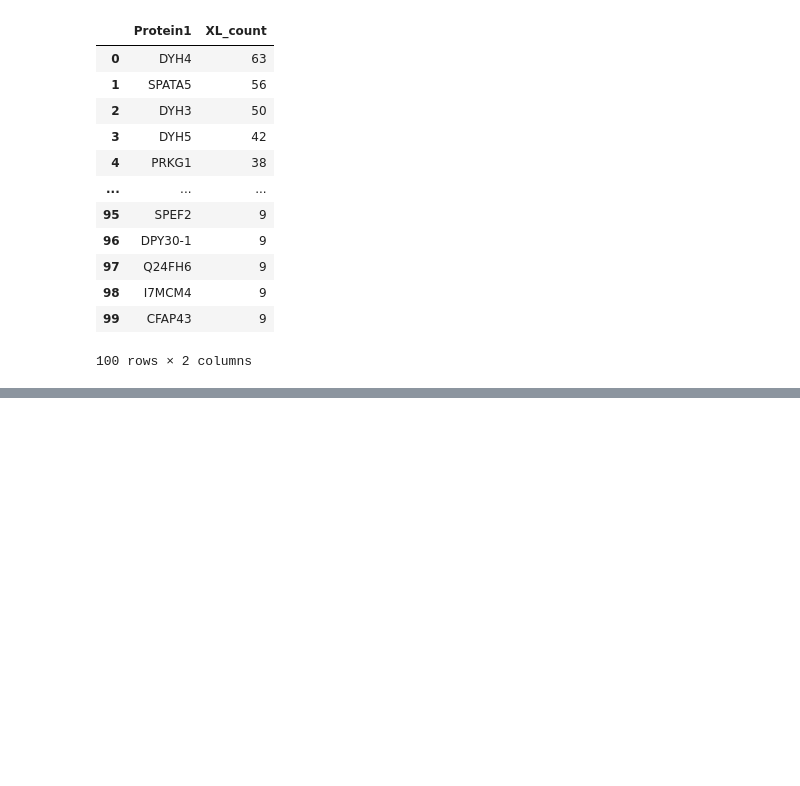
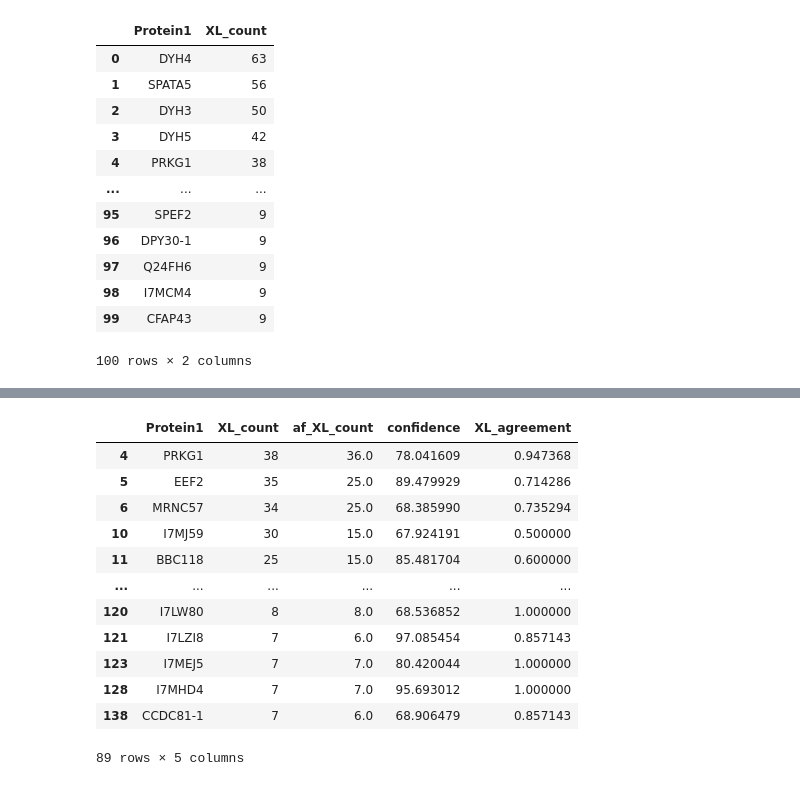
Before and after one commit to epenning/crosslinking, a Jupyter notebook: compare_crosslinks.ipynb, the cells around one changed output, grey strips where cells are left out. Cells and saved outputs as stored; diff of their text form; code cells hidden in the pictures; blank space fills up the shorter version.

```diff
--- a/compare_crosslinks.ipynb
+++ b/compare_crosslinks.ipynb
@@ -163,0 +210,17 @@ len(intra_XL_counts[intra_XL_counts['af_XL_count'].notnull()])
+# %%
+intra_XL_counts['XL_agreement'] = intra_XL_counts['af_XL_count'] / intra_XL_counts['XL_count']
+intra_XL_counts[intra_XL_counts['af_XL_count'].notnull()]
+# %% [output]
+|  | Protein1 | XL_count | af_XL_count | confidence | XL_agreement |
+| 4 | PRKG1 | 38 | 36.0 | 78.041609 | 0.947368 |
+| 5 | EEF2 | 35 | 25.0 | 89.479929 | 0.714286 |
+| 6 | MRNC57 | 34 | 25.0 | 68.385990 | 0.735294 |
+| 10 | I7MJ59 | 30 | 15.0 | 67.924191 | 0.500000 |
+| 11 | BBC118 | 25 | 15.0 | 85.481704 | 0.600000 |
+| ... | ... | ... | ... | ... | ... |
+| 120 | I7LW80 | 8 | 8.0 | 68.536852 | 1.000000 |
+| 121 | I7LZI8 | 7 | 6.0 | 97.085454 | 0.857143 |
+| 123 | I7MEJ5 | 7 | 7.0 | 80.420044 | 1.000000 |
+| 128 | I7MHD4 | 7 | 7.0 | 95.693012 | 1.000000 |
+| 138 | CCDC81-1 | 7 | 6.0 | 68.906479 | 0.857143 |
+89 rows × 5 columns
```
Also changed, not shown: parts of 7 cells of this notebook.
